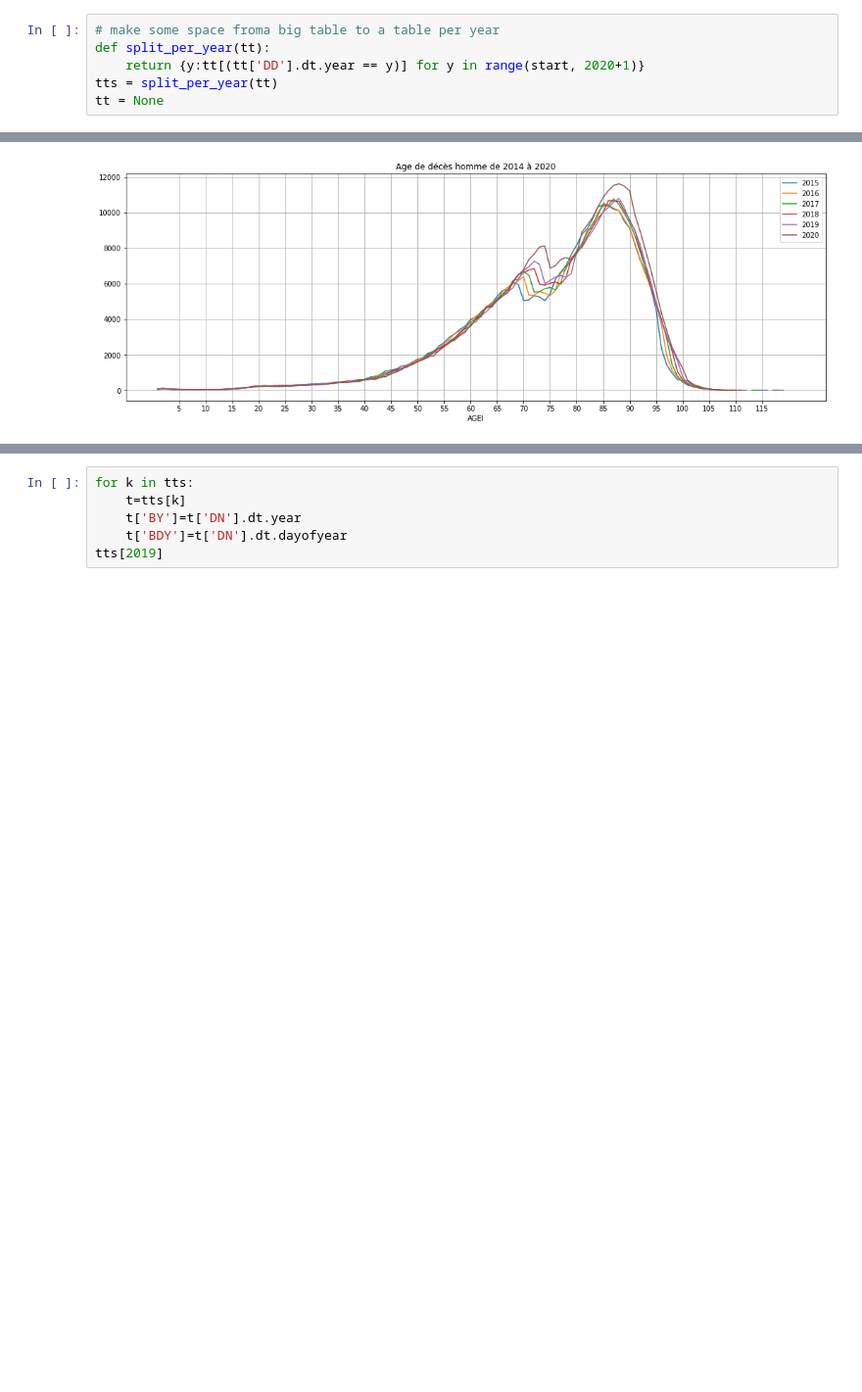
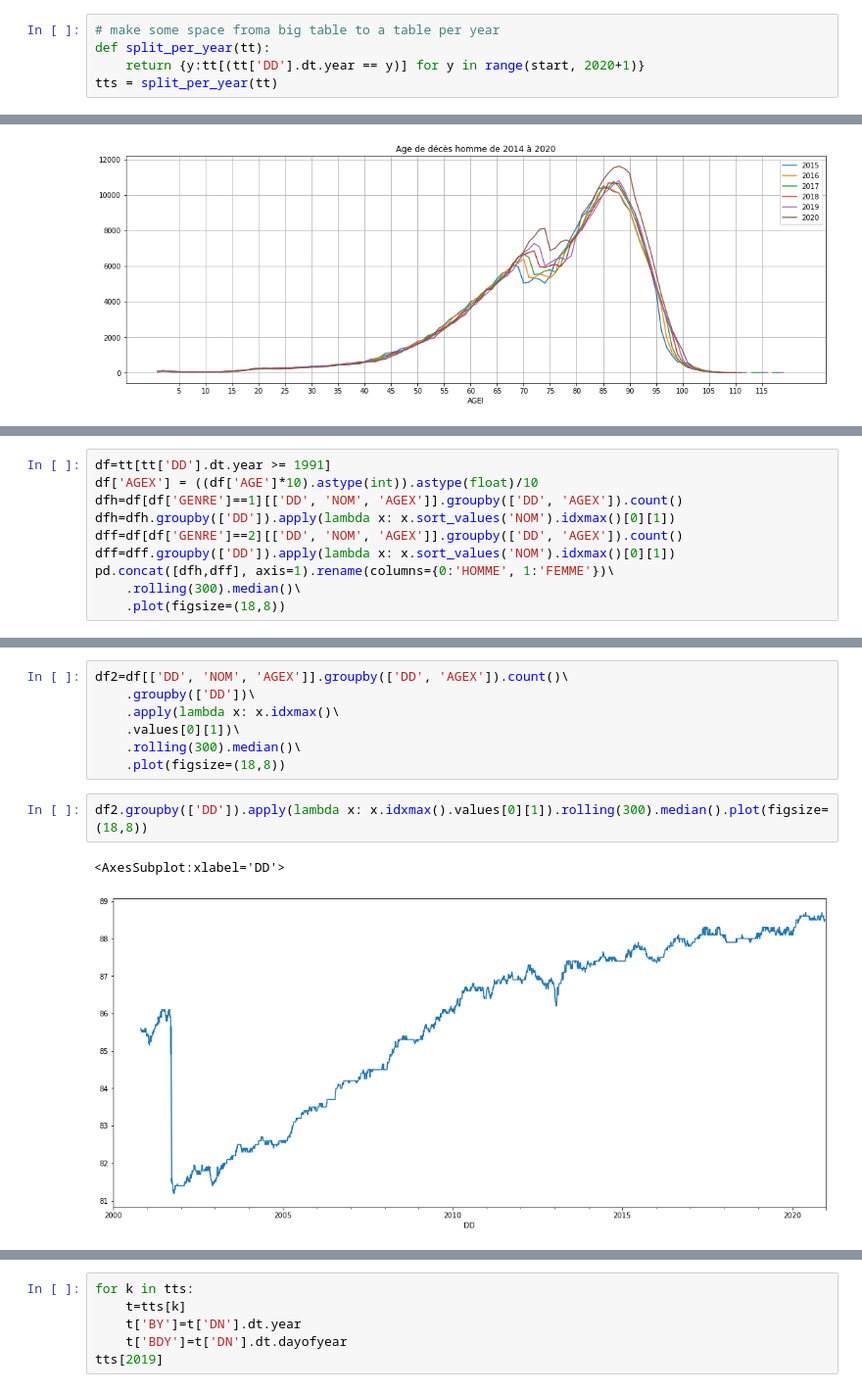
Before and after one commit to fguilleme/deces, a Jupyter notebook: deces.ipynb, the cells around one changed output, grey strips where cells are left out. Shown at 98% size. Saved outputs shown, nothing was run; the diff lists cells and outputs as text; blank space fills up the shorter version.

```diff
--- a/deces.ipynb
+++ b/deces.ipynb
@@ -162,7 +237,6 @@ report_late_reports(1991)
 def split_per_year(tt):
     return {y:tt[(tt['DD'].dt.year == y)] for y in range(start, 2020+1)}
 tts = split_per_year(tt)
-tt = None
 # %%
 def print_header():
     cols = ["Année", "Hommes", "Femmes", "Nombre de décès", "Augmentation"]
@@ -275,0 +358,10 @@ plot_deaths_in_year(2015, 5)
+# %%
+df=tt[tt['DD'].dt.year >= 1991]
+df['AGEX'] = ((df['AGE']*10).astype(int)).astype(float)/10
+dfh=df[df['GENRE']==1][['DD', 'NOM', 'AGEX']].groupby(['DD', 'AGEX']).count()
+dfh=dfh.groupby(['DD']).apply(lambda x: x.sort_values('NOM').idxmax()[0][1])
+dff=df[df['GENRE']==2][['DD', 'NOM', 'AGEX']].groupby(['DD', 'AGEX']).count()
+dff=dff.groupby(['DD']).apply(lambda x: x.sort_values('NOM').idxmax()[0][1])
+pd.concat([dfh,dff], axis=1).rename(columns={0:'HOMME', 1:'FEMME'})\
+    .rolling(300).median()\
+    .plot(figsize=(18,8))
@@ -275,0 +385,12 @@ plot_deaths_in_year(2015, 5)
+# %%
+df2=df[['DD', 'NOM', 'AGEX']].groupby(['DD', 'AGEX']).count()\
+    .groupby(['DD'])\
+    .apply(lambda x: x.idxmax()\
+    .values[0][1])\
+    .rolling(300).median()\
+    .plot(figsize=(18,8))
+# %%
+df2.groupby(['DD']).apply(lambda x: x.idxmax().values[0][1]).rolling(300).median().plot(figsize=(18,8))
+# %% [output]
+<AxesSubplot:xlabel='DD'>
+[figure, added]
```
Also changed, not shown: parts of 13 cells of this notebook, 1 other file.
